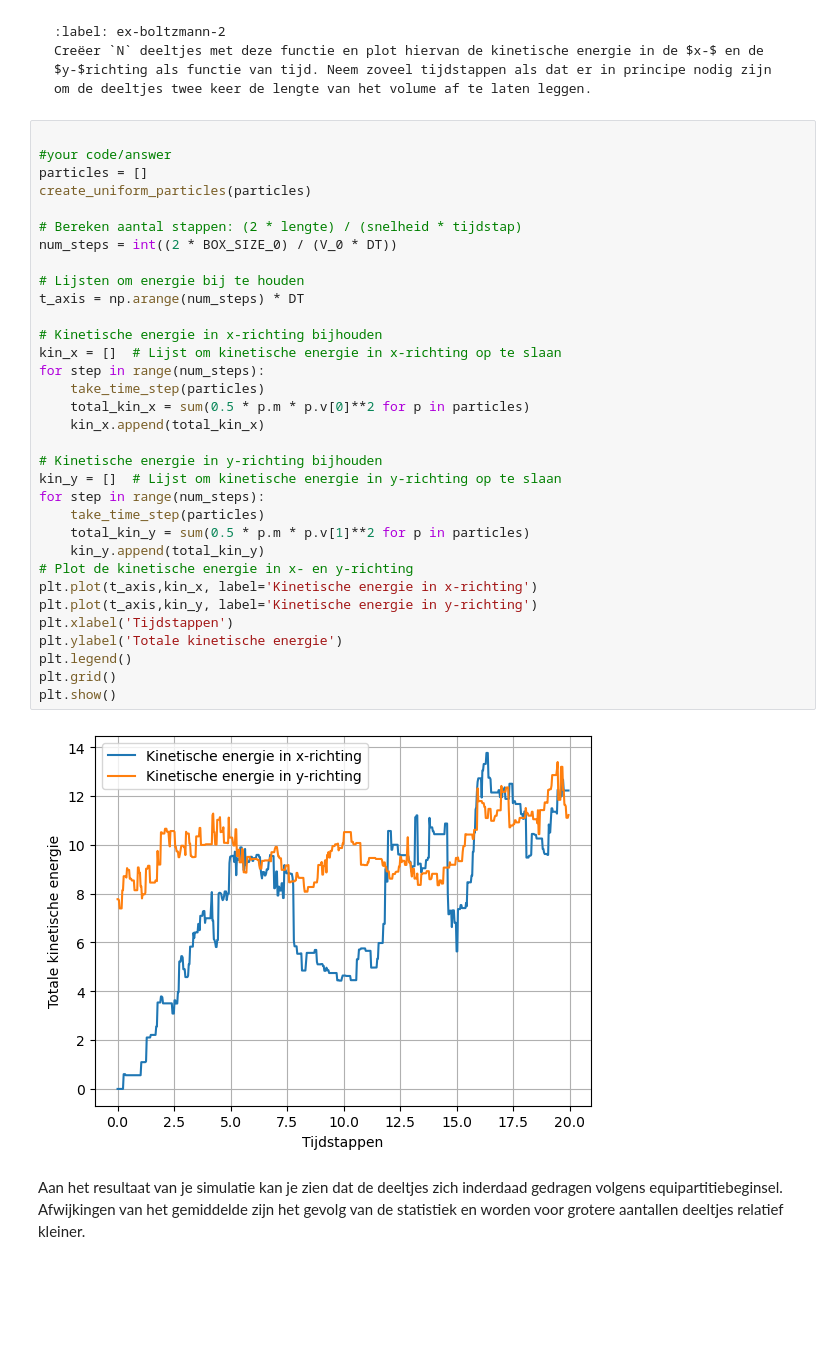
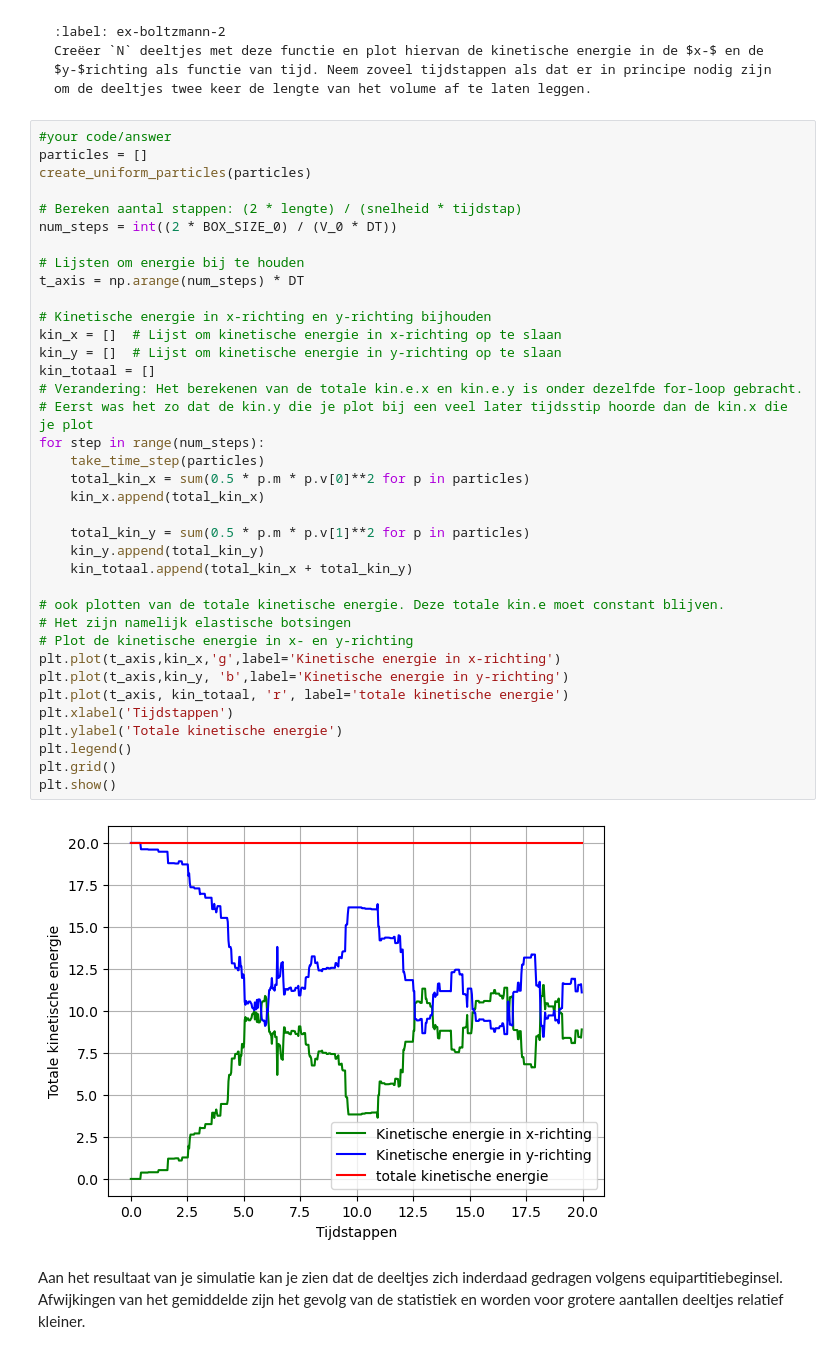
Before and after one commit to swerleman/IP2-Portfolio, a Jupyter notebook: Content/PySim/6_boltzmann.ipynb, the cells around one changed output. Cells and saved outputs as stored; diff of their text form; blank space fills up the shorter version.

````diff
--- a/Content/PySim/6_boltzmann.ipynb
+++ b/Content/PySim/6_boltzmann.ipynb
@@ -196,40 +196,44 @@ for i in range(1):
 Creëer `N` deeltjes met deze functie en plot hiervan de kinetische energie in de $x-$ en de $y-$richting als functie van tijd. Neem zoveel tijdstappen als dat er in principe nodig zijn om de deeltjes twee keer de lengte van het volume af te laten leggen.
 ```
 # %%
-
 #your code/answer
 particles = []
 create_uniform_particles(particles)
 
 # Bereken aantal stappen: (2 * lengte) / (snelheid * tijdstap)
 num_steps = int((2 * BOX_SIZE_0) / (V_0 * DT))
 
 # Lijsten om energie bij te houden
 t_axis = np.arange(num_steps) * DT
 
-# Kinetische energie in x-richting bijhouden
+# Kinetische energie in x-richting en y-richting bijhouden
 kin_x = []  # Lijst om kinetische energie in x-richting op te slaan
+kin_y = []  # Lijst om kinetische energie in y-richting op te slaan
+kin_totaal = []
+# Verandering: Het berekenen van de totale kin.e.x en kin.e.y is onder dezelfde for-loop gebracht.
+# Eerst was het zo dat de kin.y die je plot bij een veel later tijdsstip hoorde dan de kin.x die je plot
 for step in range(num_steps):
     take_time_step(particles)
     total_kin_x = sum(0.5 * p.m * p.v[0]**2 for p in particles)
     kin_x.append(total_kin_x)
 
-# Kinetische energie in y-richting bijhouden
-kin_y = []  # Lijst om kinetische energie in y-richting op te slaan
-for step in range(num_steps):
-    take_time_step(particles)
     total_kin_y = sum(0.5 * p.m * p.v[1]**2 for p in particles)
     kin_y.append(total_kin_y)
+    kin_totaal.append(total_kin_x + total_kin_y)
+
+# ook plotten van de totale kinetische energie. Deze totale kin.e moet constant blijven.
+# Het zijn namelijk elastische botsingen
 # Plot de kinetische energie in x- en y-richting
-plt.plot(t_axis,kin_x, label='Kinetische energie in x-richting')
-plt.plot(t_axis,kin_y, label='Kinetische energie in y-richting')
+plt.plot(t_axis,kin_x,'g',label='Kinetische energie in x-richting')
+plt.plot(t_axis,kin_y, 'b',label='Kinetische energie in y-richting')
+plt.plot(t_axis, kin_totaal, 'r', label='totale kinetische energie')
 plt.xlabel('Tijdstappen')
 plt.ylabel('Totale kinetische energie')
 plt.legend()
 plt.grid()
 plt.show()
 # %% [output]
-[figure, old version]
+[figure, new version]
 # %% [markdown]
 Aan het resultaat van je simulatie kan je zien dat de deeltjes zich inderdaad gedragen volgens equipartitiebeginsel. Afwijkingen van het gemiddelde zijn het gevolg van de statistiek en worden voor grotere aantallen deeltjes relatief kleiner.
 # %% [markdown]
````
Also changed, not shown: parts of 2 cells of this notebook.
